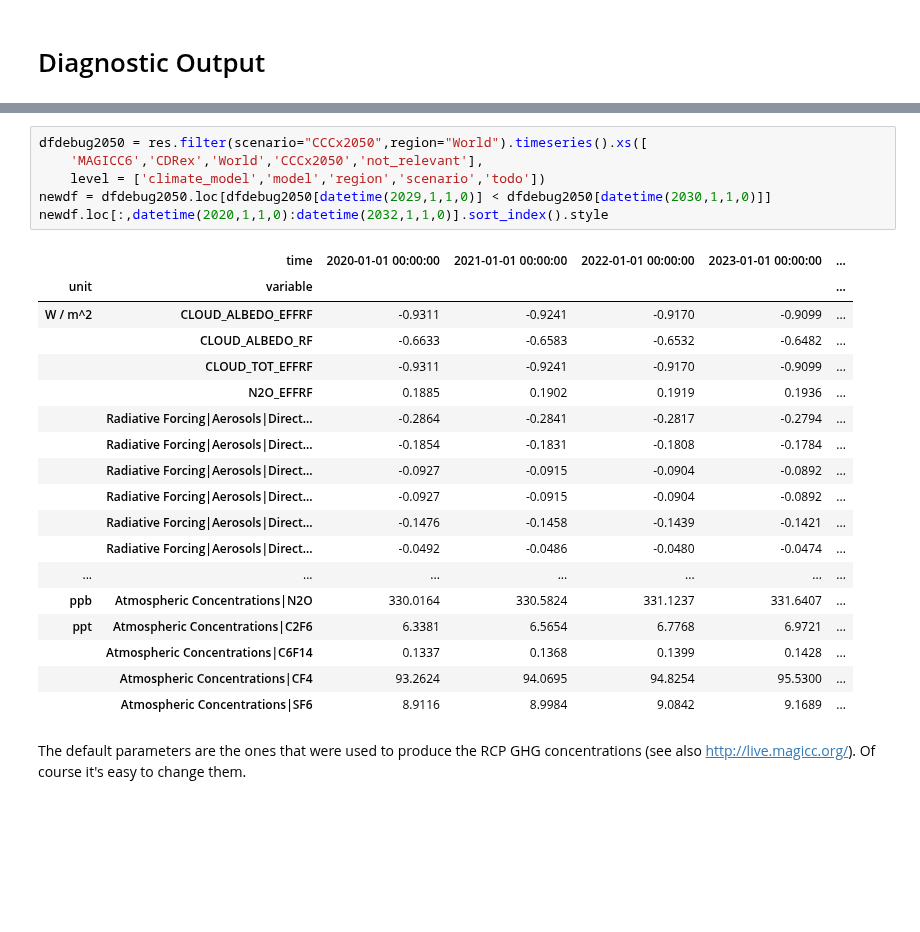
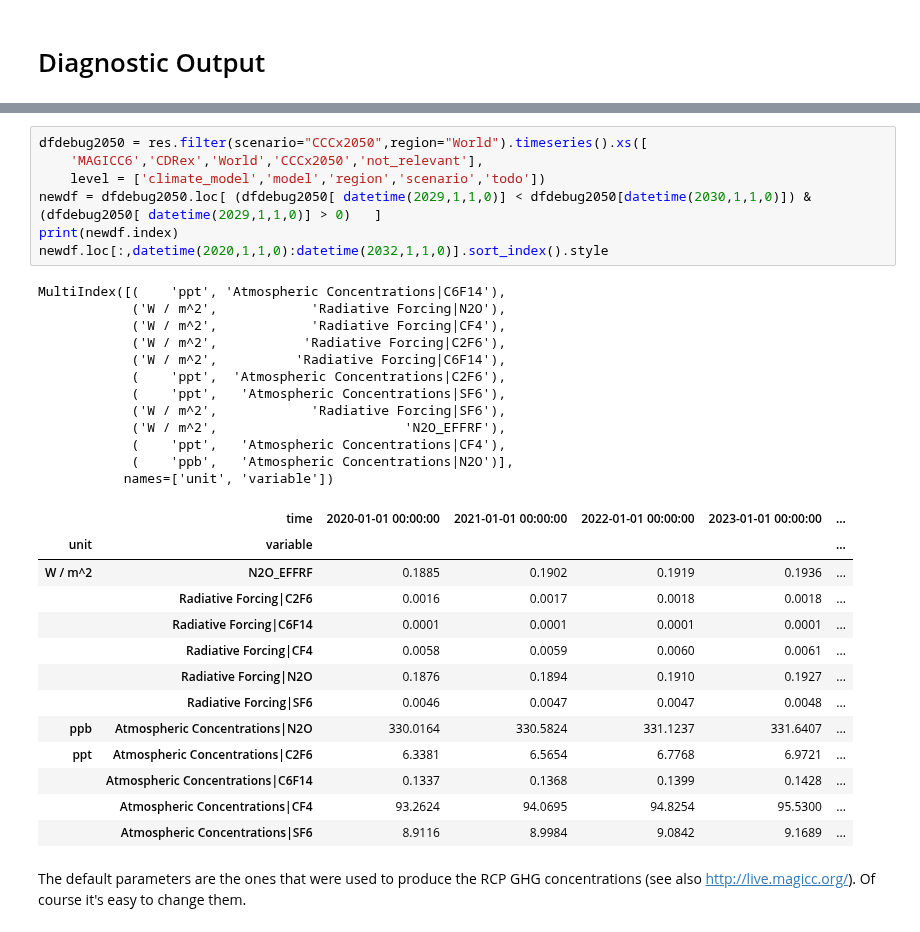
Before and after one commit to hsbay/cdrmex, a Jupyter notebook: ONCtests.ipynb, the cells around one changed output, grey strips where cells are left out. Saved outputs shown, nothing was run; the diff lists cells and outputs as text; blank space fills up the shorter version.

```diff
--- a/ONCtests.ipynb
+++ b/ONCtests.ipynb
@@ -487,23 +487,31 @@ dtype: float64
 # %%
 dfdebug2050 = res.filter(scenario="CCCx2050",region="World").timeseries().xs([
     'MAGICC6','CDRex','World','CCCx2050','not_relevant'],
     level = ['climate_model','model','region','scenario','todo'])
-newdf = dfdebug2050.loc[dfdebug2050[datetime(2029,1,1,0)] < dfdebug2050[datetime(2030,1,1,0)]]
+newdf = dfdebug2050.loc[ (dfdebug2050[ datetime(2029,1,1,0)] < dfdebug2050[datetime(2030,1,1,0)]) & (dfdebug2050[ datetime(2029,1,1,0)] > 0)   ]
+print(newdf.index)
 newdf.loc[:,datetime(2020,1,1,0):datetime(2032,1,1,0)].sort_index().style
 # %% [output]
+MultiIndex([(    'ppt', 'Atmospheric Concentrations|C6F14'),
+            ('W / m^2',            'Radiative Forcing|N2O'),
+            ('W / m^2',            'Radiative Forcing|CF4'),
+            ('W / m^2',           'Radiative Forcing|C2F6'),
+            ('W / m^2',          'Radiative Forcing|C6F14'),
+            (    'ppt',  'Atmospheric Concentrations|C2F6'),
+            (    'ppt',   'Atmospheric Concentrations|SF6'),
+            ('W / m^2',            'Radiative Forcing|SF6'),
+            ('W / m^2',                        'N2O_EFFRF'),
+            (    'ppt',   'Atmospheric Concentrations|CF4'),
+            (    'ppb',   'Atmospheric Concentrations|N2O')],
+           names=['unit', 'variable'])
 |  | time | 2020-01-01 00:00:00 | 2021-01-01 00:00:00 | 2022-01-01 00:00:00 | 2023-01-01 00:00:00 | ... |
 | unit | variable |  |  |  |  | ... |
-| W / m^2 | CLOUD_ALBEDO_EFFRF | -0.9311 | -0.9241 | -0.9170 | -0.9099 | ... |
-|  | CLOUD_ALBEDO_RF | -0.6633 | -0.6583 | -0.6532 | -0.6482 | ... |
-|  | CLOUD_TOT_EFFRF | -0.9311 | -0.9241 | -0.9170 | -0.9099 | ... |
-|  | N2O_EFFRF | 0.1885 | 0.1902 | 0.1919 | 0.1936 | ... |
-|  | Radiative Forcing|Aerosols|Direct... | -0.2864 | -0.2841 | -0.2817 | -0.2794 | ... |
-|  | Radiative Forcing|Aerosols|Direct... | -0.1854 | -0.1831 | -0.1808 | -0.1784 | ... |
-|  | Radiative Forcing|Aerosols|Direct... | -0.0927 | -0.0915 | -0.0904 | -0.0892 | ... |
-|  | Radiative Forcing|Aerosols|Direct... | -0.0927 | -0.0915 | -0.0904 | -0.0892 | ... |
-|  | Radiative Forcing|Aerosols|Direct... | -0.1476 | -0.1458 | -0.1439 | -0.1421 | ... |
-|  | Radiative Forcing|Aerosols|Direct... | -0.0492 | -0.0486 | -0.0480 | -0.0474 | ... |
-| ... | ... | ... | ... | ... | ... | ... |
+| W / m^2 | N2O_EFFRF | 0.1885 | 0.1902 | 0.1919 | 0.1936 | ... |
+|  | Radiative Forcing|C2F6 | 0.0016 | 0.0017 | 0.0018 | 0.0018 | ... |
+|  | Radiative Forcing|C6F14 | 0.0001 | 0.0001 | 0.0001 | 0.0001 | ... |
+|  | Radiative Forcing|CF4 | 0.0058 | 0.0059 | 0.0060 | 0.0061 | ... |
+|  | Radiative Forcing|N2O | 0.1876 | 0.1894 | 0.1910 | 0.1927 | ... |
+|  | Radiative Forcing|SF6 | 0.0046 | 0.0047 | 0.0047 | 0.0048 | ... |
 | ppb | Atmospheric Concentrations|N2O | 330.0164 | 330.5824 | 331.1237 | 331.6407 | ... |
 | ppt | Atmospheric Concentrations|C2F6 | 6.3381 | 6.5654 | 6.7768 | 6.9721 | ... |
 |  | Atmospheric Concentrations|C6F14 | 0.1337 | 0.1368 | 0.1399 | 0.1428 | ... |
```
